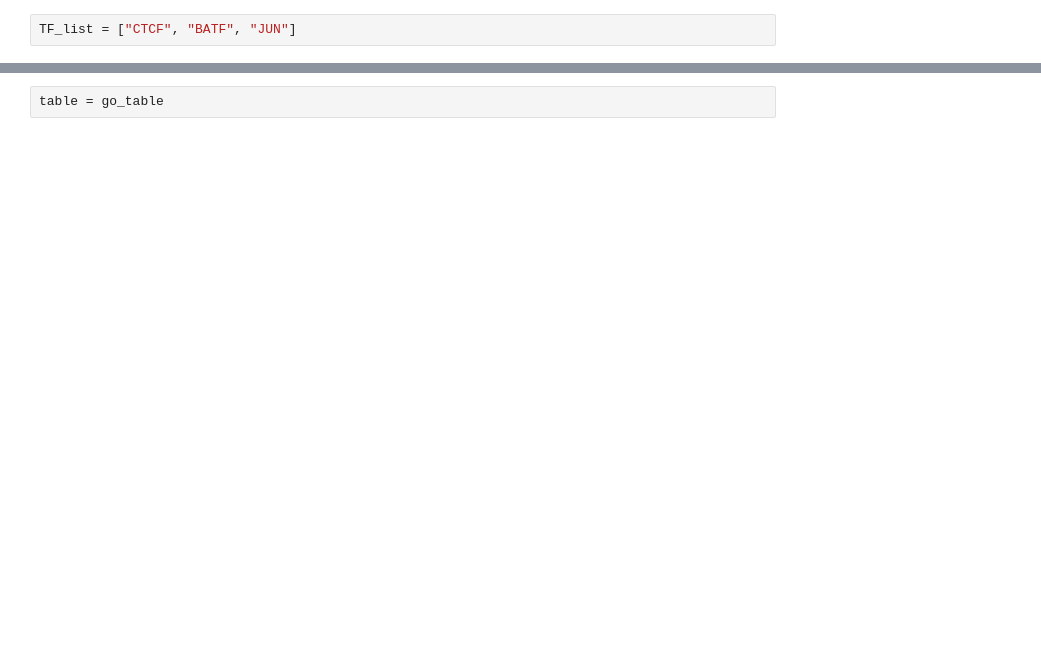
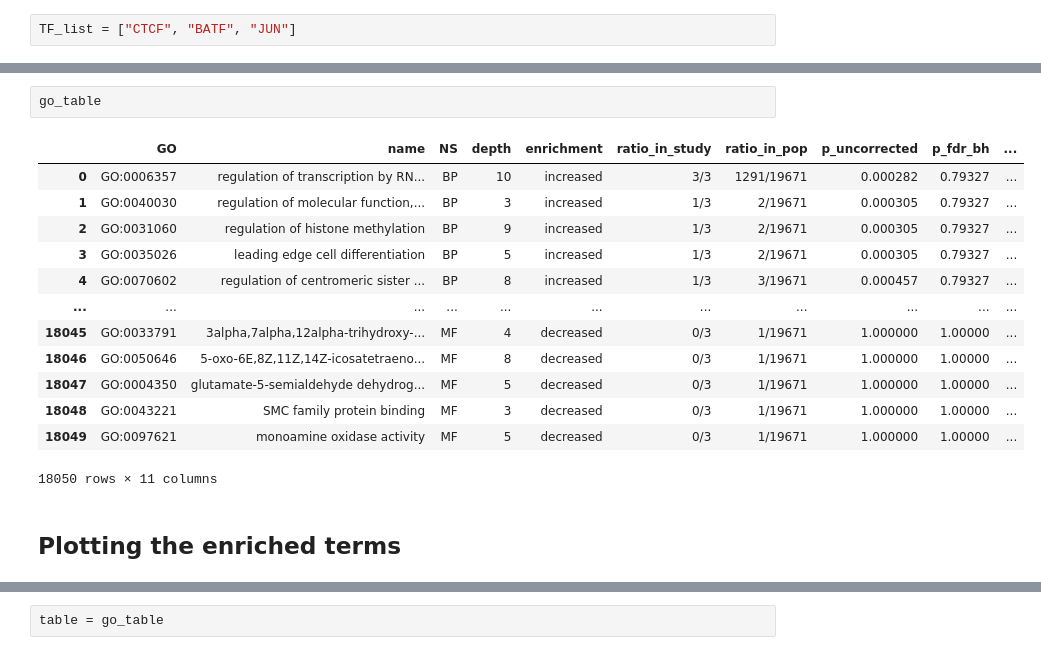
Before and after one commit to loosolab/TF-COMB, a Jupyter notebook: examples/GO-term_analysis.ipynb, the cells around one changed output, grey strips where cells are left out. Drawn from its saved outputs; the diff is of its cells as text; blank space fills up the shorter version.

```diff
--- a/examples/GO-term_analysis.ipynb
+++ b/examples/GO-term_analysis.ipynb
@@ -19,6 +23,24 @@ Load BP Gene Ontology Analysis ...
 Load CC Gene Ontology Analysis ...
 
 Load MF Gene Ontology Analysis ...
+# %%
+go_table
+# %% [output]
+|  | GO | name | NS | depth | enrichment | ratio_in_study | ratio_in_pop | p_uncorrected | p_fdr_bh | ... |
+| 0 | GO:0006357 | regulation of transcription by RN... | BP | 10 | increased | 3/3 | 1291/19671 | 0.000282 | 0.79327 | ... |
+| 1 | GO:0040030 | regulation of molecular function,... | BP | 3 | increased | 1/3 | 2/19671 | 0.000305 | 0.79327 | ... |
+| 2 | GO:0031060 | regulation of histone methylation | BP | 9 | increased | 1/3 | 2/19671 | 0.000305 | 0.79327 | ... |
+| 3 | GO:0035026 | leading edge cell differentiation | BP | 5 | increased | 1/3 | 2/19671 | 0.000305 | 0.79327 | ... |
+| 4 | GO:0070602 | regulation of centromeric sister ... | BP | 8 | increased | 1/3 | 3/19671 | 0.000457 | 0.79327 | ... |
+| ... | ... | ... | ... | ... | ... | ... | ... | ... | ... | ... |
+| 18045 | GO:0033791 | 3alpha,7alpha,12alpha-trihydroxy-... | MF | 4 | decreased | 0/3 | 1/19671 | 1.000000 | 1.00000 | ... |
+| 18046 | GO:0050646 | 5-oxo-6E,8Z,11Z,14Z-icosatetraeno... | MF | 8 | decreased | 0/3 | 1/19671 | 1.000000 | 1.00000 | ... |
+| 18047 | GO:0004350 | glutamate-5-semialdehyde dehydrog... | MF | 5 | decreased | 0/3 | 1/19671 | 1.000000 | 1.00000 | ... |
+| 18048 | GO:0043221 | SMC family protein binding | MF | 3 | decreased | 0/3 | 1/19671 | 1.000000 | 1.00000 | ... |
+| 18049 | GO:0097621 | monoamine oxidase activity | MF | 5 | decreased | 0/3 | 1/19671 | 1.000000 | 1.00000 | ... |
+18050 rows × 11 columns
+# %% [markdown]
+## Plotting the enriched terms
 # %%
 tfcomb.plotting.go_bubble(go_table, aspect="BP")
 # %% [output]
```
Also changed, not shown: parts of 4 cells of this notebook, 8 other files.
